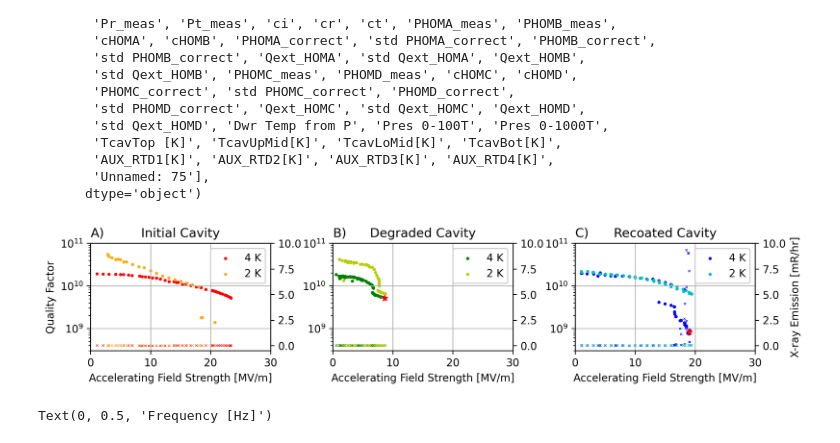
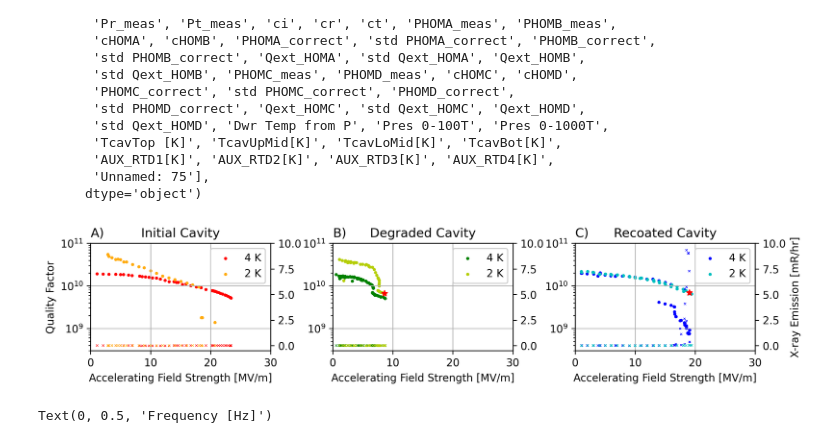
Before and after one commit to EricViklund/recoating, a Jupyter notebook: main.ipynb, the cells around one changed output. Cells and saved outputs as stored; diff of their text form; code cells hidden in the pictures.

```diff
--- a/main.ipynb
+++ b/main.ipynb
@@ -37,19 +37,19 @@ fig, ax = plt.subplots(1,3,figsize=(3*86*mm,60*mm),dpi=300)
 
 Data = pd.read_csv('data/CBMMD-R_2023-12-15_09-17.txt',delimiter='\t')
 
-E_acc = np.array(Data['Eacc'][round(Data['TcavBot[K]'],0)==4])
-Qo = np.array(Data['Qo'][round(Data['TcavBot[K]'],0)==4])
+E_acc = np.array(Data['Eacc'][round(Data['TcavBot[K]'],0)==2])
+Qo = np.array(Data['Qo'][round(Data['TcavBot[K]'],0)==2])
 
 sort = np.argsort(E_acc)
 E_acc = E_acc[sort]
 Qo = Qo[sort]
 
 
-ax[2].scatter(E_acc,Qo,zorder=1,c='b',marker='o',label='4 K')
 ax[2].scatter(np.mean(E_acc[-5:]),np.mean(Qo[-5:]),zorder=10,s=30,linewidths=1.0,c='r',marker='*')
 
 
 
+ax[2].scatter(Data['Eacc'][round(Data['TcavBot[K]'],0)==4],Data['Qo'][round(Data['TcavBot[K]'],0)==4],c='b',marker='o',label='4 K')
 ax[2].scatter(Data['Eacc'][round(Data['TcavBot[K]'],0)==2],Data['Qo'][round(Data['TcavBot[K]'],0)==2],c='c',marker='o',label='2 K')
 
 ax_rad = ax[2].twinx()
@@ -75,8 +75,8 @@ ax[2].grid('both')
 
 Data = pd.read_csv('data/CBMMD_2022-03-07_09-08.txt',delimiter='\t')
 
-E_acc = np.array(Data['Eacc'][round(Data['TcavBot[K]'],0)==4])
-Qo = np.array(Data['Qo'][round(Data['TcavBot[K]'],0)==4])
+E_acc = np.array(Data['Eacc'][round(Data['TcavBot[K]'],0)==2])
+Qo = np.array(Data['Qo'][round(Data['TcavBot[K]'],0)==2])
 
 sort = np.argsort(E_acc)
 E_acc = E_acc[sort]
@@ -116,34 +116,34 @@ ax[0].scatter(Data['Eacc'][round(Data['Dwr Temp from P'],0)==4],Data['Qo'][round
 ax_rad = ax[0].twinx()
 
 ax_rad.scatter(Data['Eacc'][round(Data['Dwr Temp from P'],0)==4],Data['RadTop [mR/hr]'][round(Data['Dwr Temp from P'],0)==4],c='r',marker='x',label='4 K recoated X-ray')
 
 
 Data = pd.read_csv('data/CBMM-D_2020-01-30_14-29.txt',delimiter='\t')
 
 ax[0].scatter(Data['Eacc'][round(Data['TcavBot[K]'],0)==2],Data['Qo'][round(Data['TcavBot[K]'],0)==2],c='xkcd:yellowish orange',marker='o',label='2 K')
 
 
 ax_rad.scatter(Data['Eacc'][round(Data['TcavBot[K]'],0)==2],Data['RadTop [mR/hr]'][round(Data['TcavBot[K]'],0)==2],c='xkcd:yellowish orange',marker='x',label='2 K recoated X-ray')
 
 ax_rad.set_ylim(-0.5,10)
 
 ax[0].legend(loc='upper right',fancybox=True, framealpha=1)
 ax[0].set_title("Initial Cavity")
 ax[0].set_title("A)",loc='left')
 
 ax[0].set_xlabel('Accelerating Field Strength [MV/m]')
 ax[0].set_ylabel('Quality Factor')
 
 ax[0].set_yscale('log')
 ax[0].set_xlim(0,30)
 ax[0].set_ylim(3e8,1e11)
 ax[0].grid('both')
 
 fig.tight_layout()
 
 fig.savefig('paper/figures/VTS.png')
 # %% [output]
-[figure, old version]
+[figure, new version]
 # %%
 
 
```
Also changed, not shown: 9 other files.
